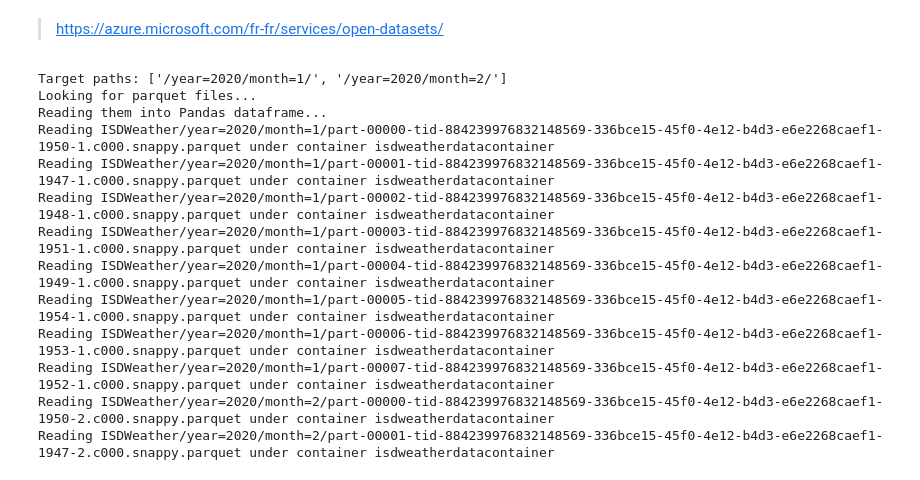
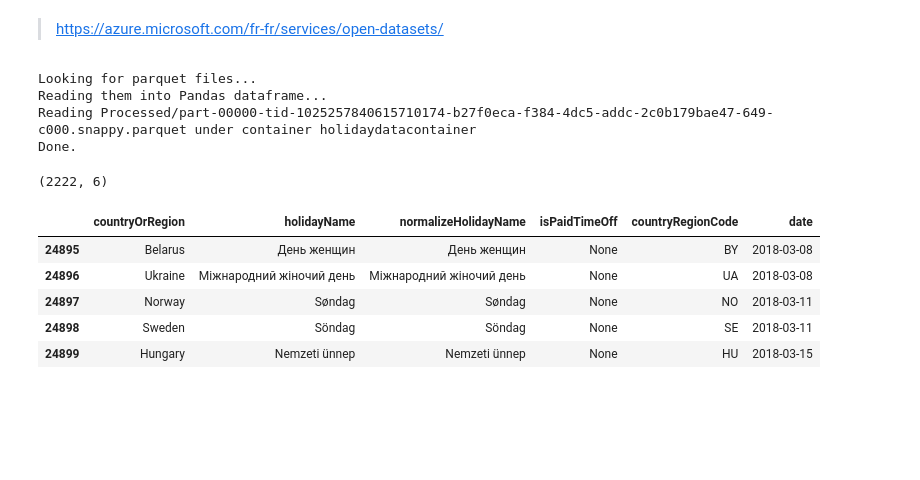
Before and after one commit to retkowsky/WorkshopAML2020, a Jupyter notebook: 1 Introduction Azure ML.ipynb, the cells around one changed output. Saved outputs shown, nothing was run; the diff lists cells and outputs as text; code cells hidden in the pictures; blank space fills up the shorter version.

```diff
--- a/1 Introduction Azure ML.ipynb
+++ b/1 Introduction Azure ML.ipynb
@@ -320,23 +322,3 @@ from azureml.opendatasets import NoaaIsdWeather
 from datetime import datetime
 from dateutil import parser
 from dateutil.relativedelta import relativedelta
-# %%
-start_date = parser.parse('2020-1-1')
-end_date = parser.parse('2020-2-1')
-isd = NoaaIsdWeather(start_date, end_date)
-isd.to_pandas_dataframe().info()
-print('isd done')
-# %% [output]
-Target paths: ['/year=2020/month=1/', '/year=2020/month=2/']
-Looking for parquet files...
-Reading them into Pandas dataframe...
-Reading ISDWeather/year=2020/month=1/part-00000-tid-884239976832148569-336bce15-45f0-4e12-b4d3-e6e2268caef1-1950-1.c000.snappy.parquet under container isdweatherdatacontainer
-Reading ISDWeather/year=2020/month=1/part-00001-tid-884239976832148569-336bce15-45f0-4e12-b4d3-e6e2268caef1-1947-1.c000.snappy.parquet under container isdweatherdatacontainer
-Reading ISDWeather/year=2020/month=1/part-00002-tid-884239976832148569-336bce15-45f0-4e12-b4d3-e6e2268caef1-1948-1.c000.snappy.parquet under container isdweatherdatacontainer
-Reading ISDWeather/year=2020/month=1/part-00003-tid-884239976832148569-336bce15-45f0-4e12-b4d3-e6e2268caef1-1951-1.c000.snappy.parquet under container isdweatherdatacontainer
-Reading ISDWeather/year=2020/month=1/part-00004-tid-884239976832148569-336bce15-45f0-4e12-b4d3-e6e2268caef1-1949-1.c000.snappy.parquet under container isdweatherdatacontainer
-Reading ISDWeather/year=2020/month=1/part-00005-tid-884239976832148569-336bce15-45f0-4e12-b4d3-e6e2268caef1-1954-1.c000.snappy.parquet under container isdweatherdatacontainer
-Reading ISDWeather/year=2020/month=1/part-00006-tid-884239976832148569-336bce15-45f0-4e12-b4d3-e6e2268caef1-1953-1.c000.snappy.parquet under container isdweatherdatacontainer
-Reading ISDWeather/year=2020/month=1/part-00007-tid-884239976832148569-336bce15-45f0-4e12-b4d3-e6e2268caef1-1952-1.c000.snappy.parquet under container isdweatherdatacontainer
-Reading ISDWeather/year=2020/month=2/part-00000-tid-884239976832148569-336bce15-45f0-4e12-b4d3-e6e2268caef1-1950-2.c000.snappy.parquet under container isdweatherdatacontainer
-Reading ISDWeather/year=2020/month=2/part-00001-tid-884239976832148569-336bce15-45f0-4e12-b4d3-e6e2268caef1-1947-2.c000.snappy.parquet under container isdweatherdatacontainer
@@ -344,0 +329,21 @@ isd.to_pandas_dataframe().head()
+# %%
+hol = PublicHolidays(start_date=start_date, end_date=end_date)
+joursferies = hol.to_pandas_dataframe()
+# %% [output]
+Looking for parquet files...
+Reading them into Pandas dataframe...
+Reading Processed/part-00000-tid-1025257840615710174-b27f0eca-f384-4dc5-addc-2c0b179bae47-649-c000.snappy.parquet under container holidaydatacontainer
+Done.
+# %%
+joursferies.shape
+# %% [output]
+(2222, 6)
+# %%
+joursferies.head()
+# %% [output]
+|  | countryOrRegion | holidayName | normalizeHolidayName | isPaidTimeOff | countryRegionCode | date |
+| 24895 | Belarus | День женщин | День женщин | None | BY | 2018-03-08 |
+| 24896 | Ukraine | Міжнародний жіночий день | Міжнародний жіночий день | None | UA | 2018-03-08 |
+| 24897 | Norway | Søndag | Søndag | None | NO | 2018-03-11 |
+| 24898 | Sweden | Söndag | Söndag | None | SE | 2018-03-11 |
+| 24899 | Hungary | Nemzeti ünnep | Nemzeti ünnep | None | HU | 2018-03-15 |
```
Also changed, not shown: parts of 15 cells of this notebook.
